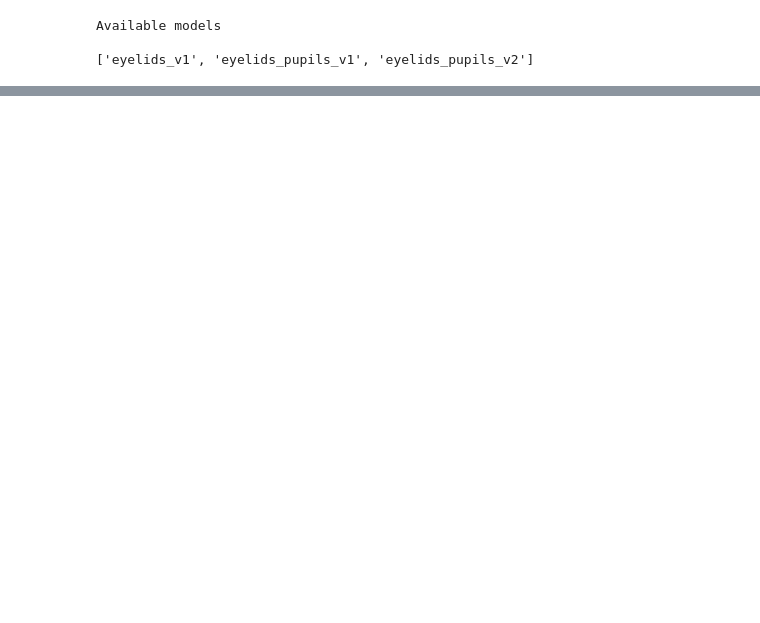
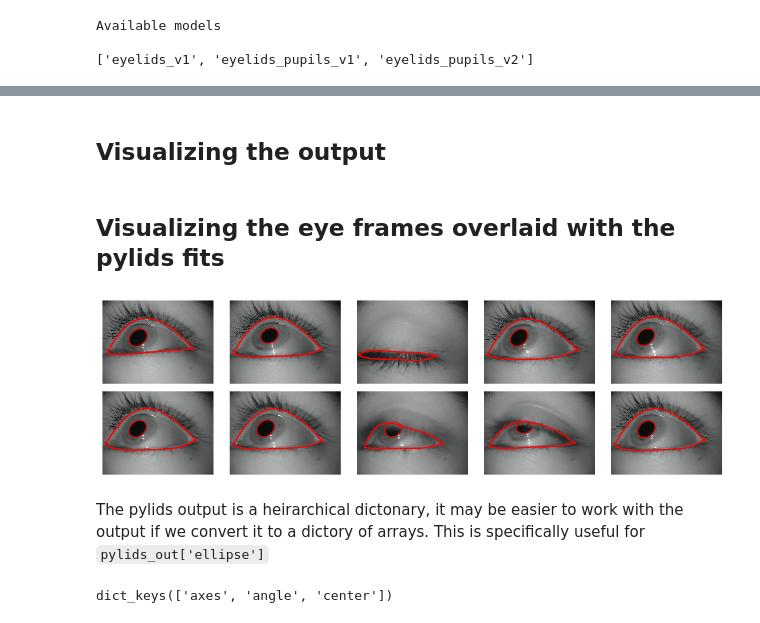
Before and after one commit to piecesofmindlab/pylids, a Jupyter notebook: demo/pylids_demo.ipynb, the cells around one changed output, grey strips where cells are left out. Drawn from its saved outputs; the diff is of its cells as text; code cells hidden in the pictures; blank space fills up the shorter version.

Commit message:
ENH: Add new demo scripts

```diff
--- a/demo/pylids_demo.ipynb
+++ b/demo/pylids_demo.ipynb
@@ -24,3 +54,3 @@ eye0.mp4  eye1.mp4  eye_annotation.mp4  pylids_demo.ipynb
 # %%
-#Demo run
-pylids_out = pylids.analyze_video(eye_vid='eye1.mp4', model_name= 'eyelids_pupils_v2', save_vid=True)
+#Demo run on eye1.mp4 included with the repo
+pylids_out = pylids.analyze_video(eye_vid='eye1.mp4', model_name= 'deploy_pupils', save_vid=True)
@@ -26,0 +99,26 @@ pylids_out = pylids.analyze_video(eye_vid='eye1.mp4', model_name= 'eyelids_pupil
+# %% [markdown]
+## Visualizing the output
+# %%
+#make a visualization of the output by plotting the ellipse and eyelids for 10 random frames
+def visualize_pylids_out(video_path, pylids_output, frame_list = None):
+    cap = cv2.VideoCapture(video_path)
+    frame_list = []
+    fig, ax = plt.subplots(2, 5, figsize=(10,3), dpi=100)
+    for ax in ax.flatten():
+        ax.axis('off')
+        #randomly select a frame to visualize
+        frame_num = np.random.randint(0, len(pylids_output['ellipse']))
+        cap.set(cv2.CAP_PROP_POS_FRAMES, frame_num)
+        ret, frame = cap.read()
+        ax.imshow(frame)
+        #visualize the eyelids
+        ax.plot(pylids_output['eyelid_x'][frame_num], pylids_output['eyelid_lo_y'][frame_num], 'r')
+        ax.plot(pylids_output['eyelid_x'][frame_num], pylids_output['eyelid_up_y'][frame_num], 'r')
+        #now visualize the pupil
+        center_x, center_y = pylids_output['ellipse'][frame_num]['center']
+        width, height = pylids_output['ellipse'][frame_num]['axes']
+        theta = pylids_output['ellipse'][frame_num]['angle']
+
+        ellipse = patches.Ellipse((center_x, center_y), width, height, fill =False, angle=theta, edgecolor='red')
+        ax.add_patch(ellipse)
+    plt.tight_layout()
@@ -26,0 +127,16 @@ pylids_out = pylids.analyze_video(eye_vid='eye1.mp4', model_name= 'eyelids_pupil
+# %% [markdown]
+## Visualizing the eye frames overlaid with the pylids fits
+# %%
+visualize_pylids_out('eye1.mp4', pylids_out)
+# %% [output]
+[figure, added]
+# %% [markdown]
+The pylids output is a heirarchical dictonary, it may be easier to work with the output if we convert it to a dictory of arrays. This is specifically useful for `pylids_out['ellipse']`
+# %%
+#Useful funtion to convert the heirarchical output to a dictonary of arrays
+pylids_ellipses = pylids.utils.dictlist_to_arraydict(pylids_out['ellipse'])
+
+# We now have our output in the format pylids_ellipses[ellipse_param][frame_num]
+pylids_ellipses.keys()
+# %% [output]
+dict_keys(['axes', 'angle', 'center'])
```
Also changed, not shown: parts of 14 cells of this notebook, 7 other files.
